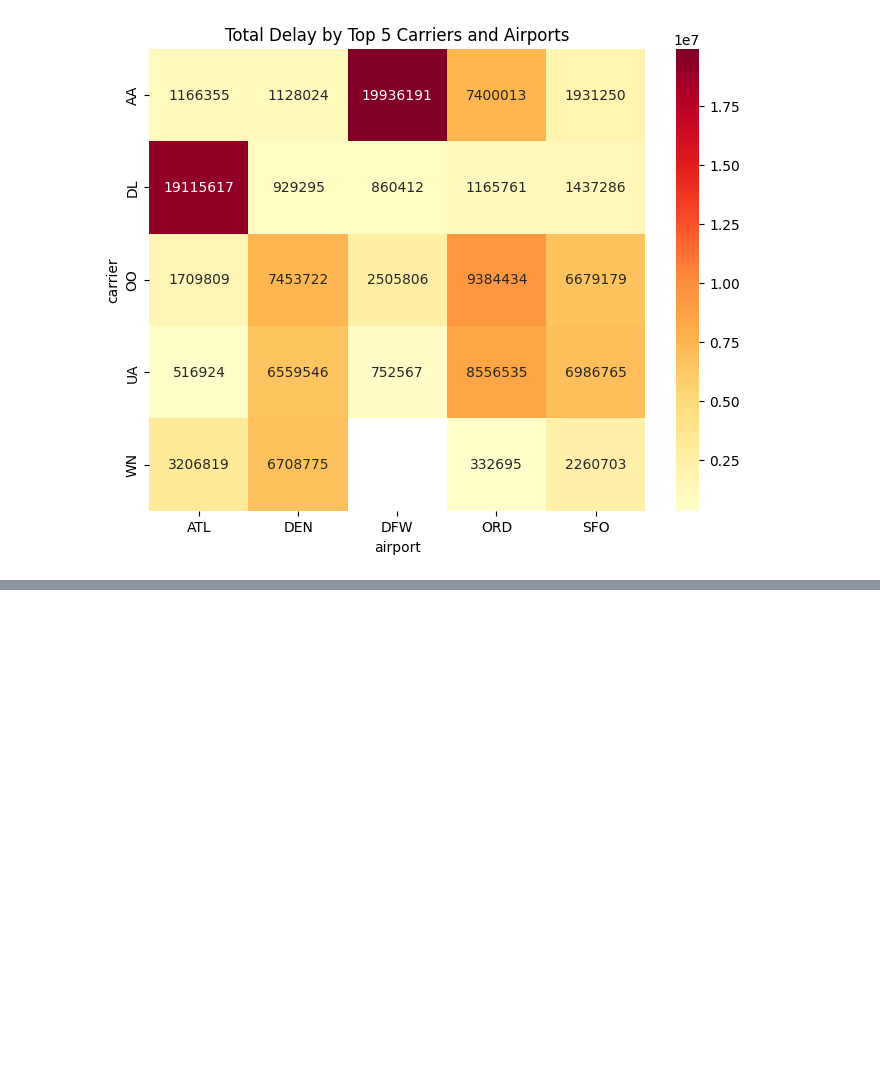
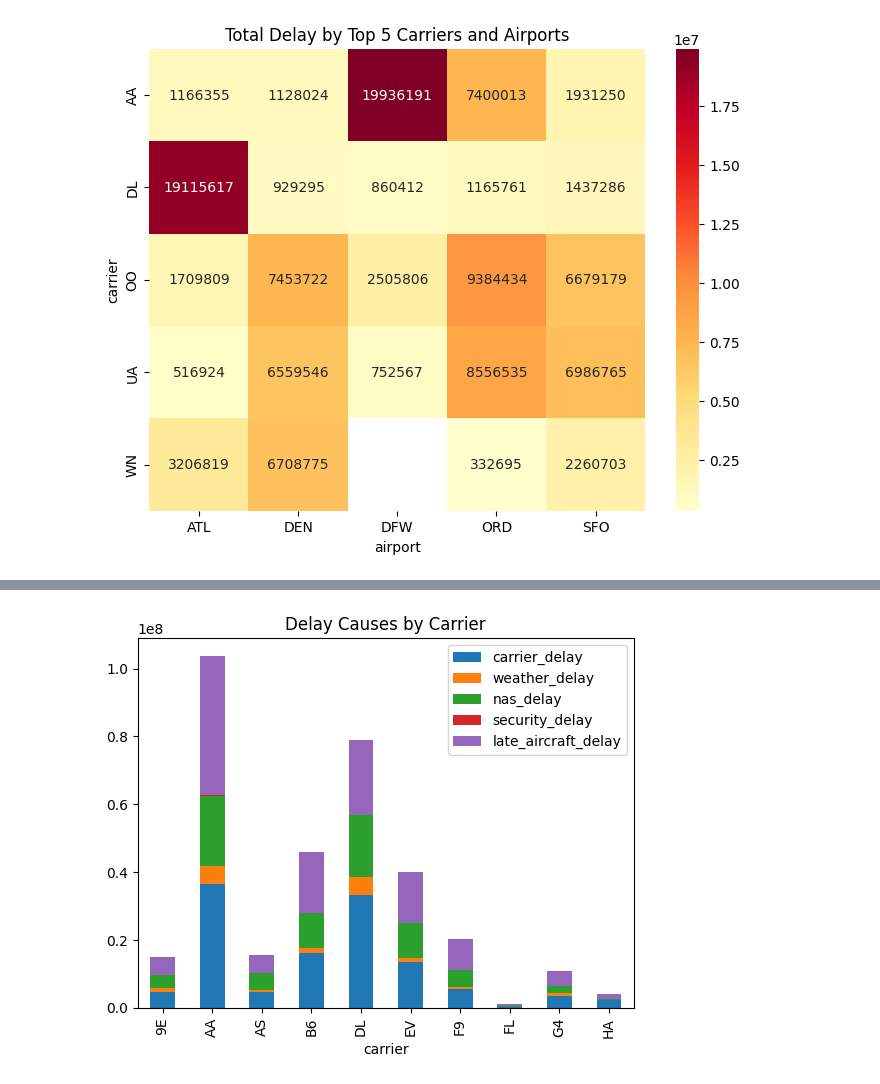
Before and after one commit to santoshkhadk/airline-delay-pipeline, a Jupyter notebook: notebook/airline-delay.ipynb, the cells around one changed output, grey strips where cells are left out. Saved outputs shown, nothing was run; the diff lists cells and outputs as text; code cells hidden in the pictures; blank space fills up the shorter version.

```diff
--- a/notebook/airline-delay.ipynb
+++ b/notebook/airline-delay.ipynb
@@ -496,0 +530,11 @@ Check seasonal trends to see if a carrier performs better/worse in certain month
+# %%
+carrier_causes = df.groupby('carrier')[
+    ['carrier_delay','weather_delay','nas_delay',
+     'security_delay','late_aircraft_delay']
+].sum()
+
+carrier_causes.head(10).plot(kind='bar', stacked=True)
+plt.title("Delay Causes by Carrier")
+plt.show()
+# %% [output]
+[figure, added]
```
Also changed, not shown: parts of 24 cells of this notebook.
